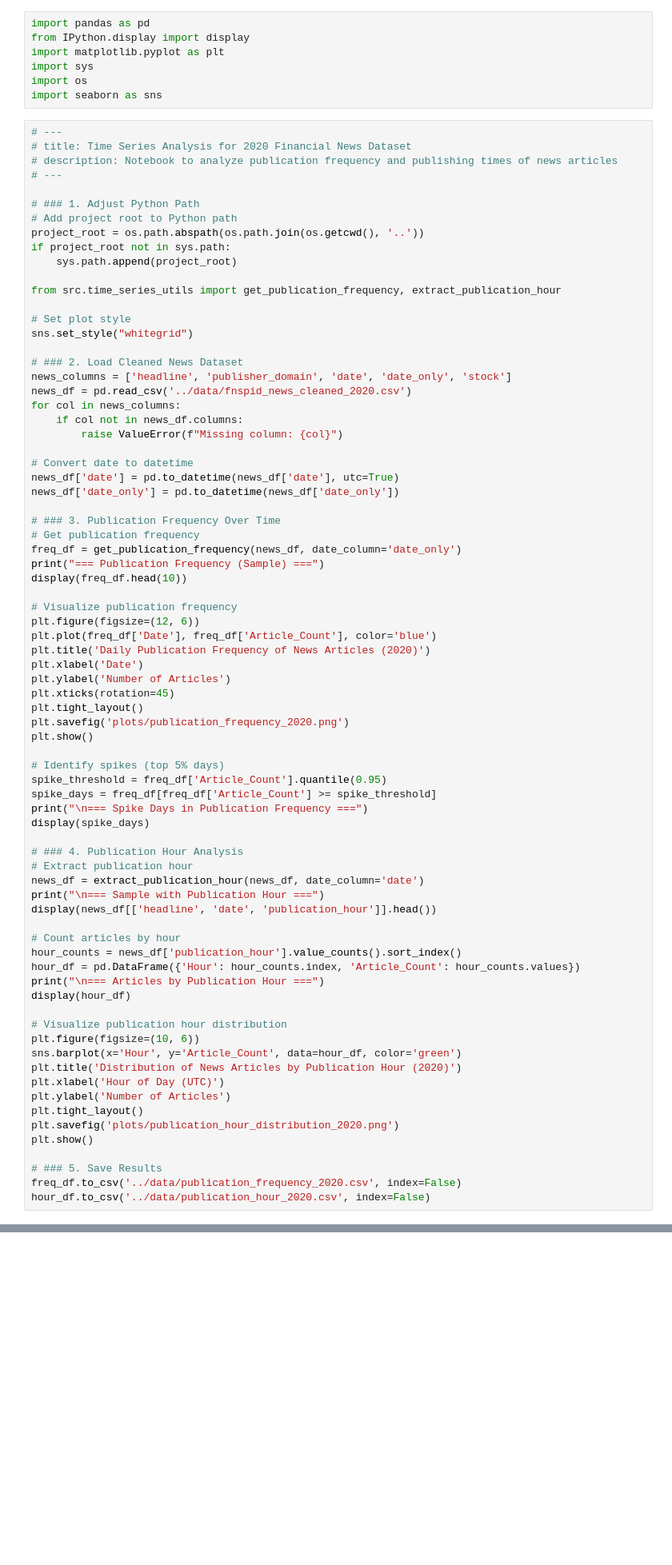
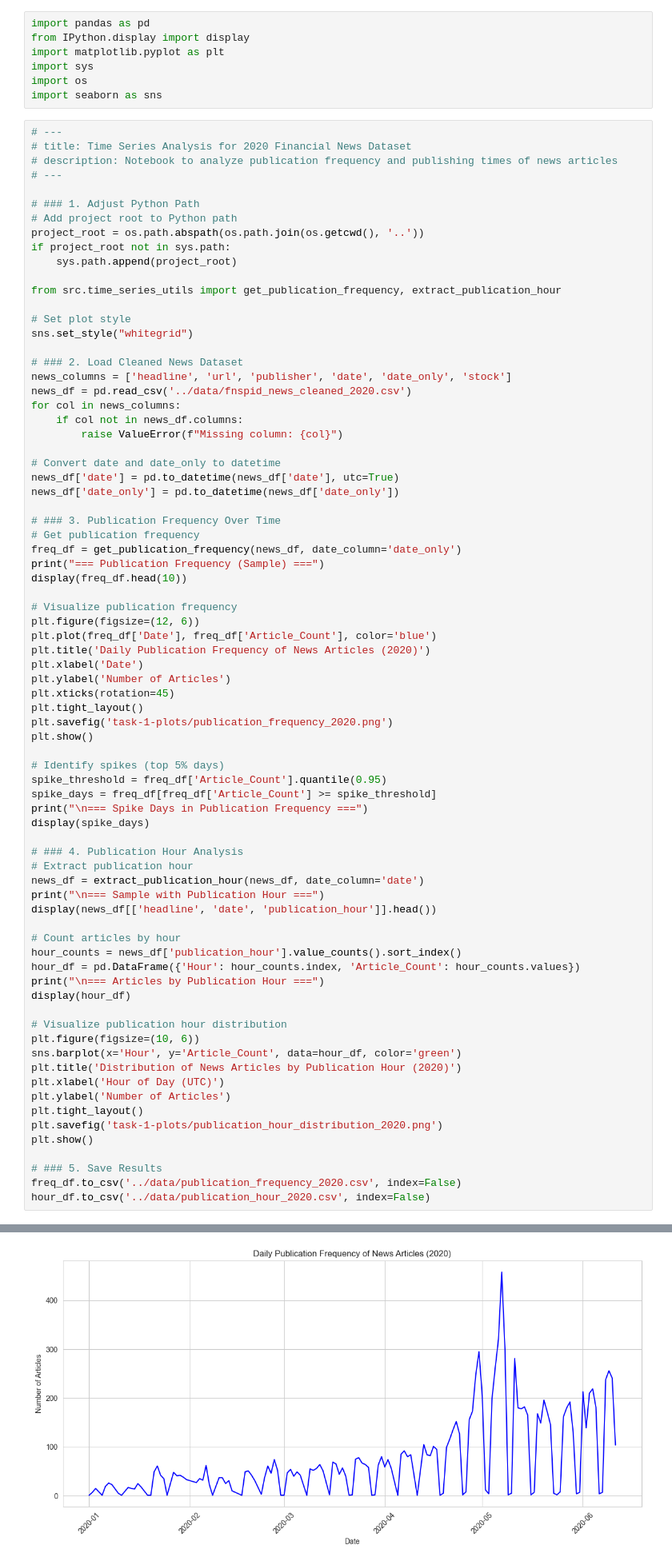
Before and after one commit to emegua19/news-sentiment-stock-analysis-week1, a Jupyter notebook: notebooks/time_series_analysis.ipynb, the cells around one changed output, grey strips where cells are left out. Shown: that part at 80% size. Cells and saved outputs as stored; diff of their text form; blank space fills up the shorter version.

```diff
--- a/notebooks/time_series_analysis.ipynb
+++ b/notebooks/time_series_analysis.ipynb
@@ -23,13 +23,13 @@ from src.time_series_utils import get_publication_frequency, extract_publication
 sns.set_style("whitegrid")
 
 # ### 2. Load Cleaned News Dataset
-news_columns = ['headline', 'publisher_domain', 'date', 'date_only', 'stock']
+news_columns = ['headline', 'url', 'publisher', 'date', 'date_only', 'stock']
 news_df = pd.read_csv('../data/fnspid_news_cleaned_2020.csv')
 for col in news_columns:
     if col not in news_df.columns:
         raise ValueError(f"Missing column: {col}")
 
-# Convert date to datetime
+# Convert date and date_only to datetime
 news_df['date'] = pd.to_datetime(news_df['date'], utc=True)
 news_df['date_only'] = pd.to_datetime(news_df['date_only'])
 
@@ -47,7 +47,7 @@ plt.xlabel('Date')
 plt.ylabel('Number of Articles')
 plt.xticks(rotation=45)
 plt.tight_layout()
-plt.savefig('plots/publication_frequency_2020.png')
+plt.savefig('task-1-plots/publication_frequency_2020.png')
 plt.show()
 
 # Identify spikes (top 5% days)
@@ -75,9 +75,10 @@ plt.title('Distribution of News Articles by Publication Hour (2020)')
 plt.xlabel('Hour of Day (UTC)')
 plt.ylabel('Number of Articles')
 plt.tight_layout()
-plt.savefig('plots/publication_hour_distribution_2020.png')
+plt.savefig('task-1-plots/publication_hour_distribution_2020.png')
 plt.show()
 
 # ### 5. Save Results
 freq_df.to_csv('../data/publication_frequency_2020.csv', index=False)
 hour_df.to_csv('../data/publication_hour_2020.csv', index=False)
+# %% [output]
@@ -83,0 +97 @@ hour_df.to_csv('../data/publication_hour_2020.csv', index=False)
+[figure, added]
```
Also changed, not shown: parts of 1 cell of this notebook, 8 other files.
